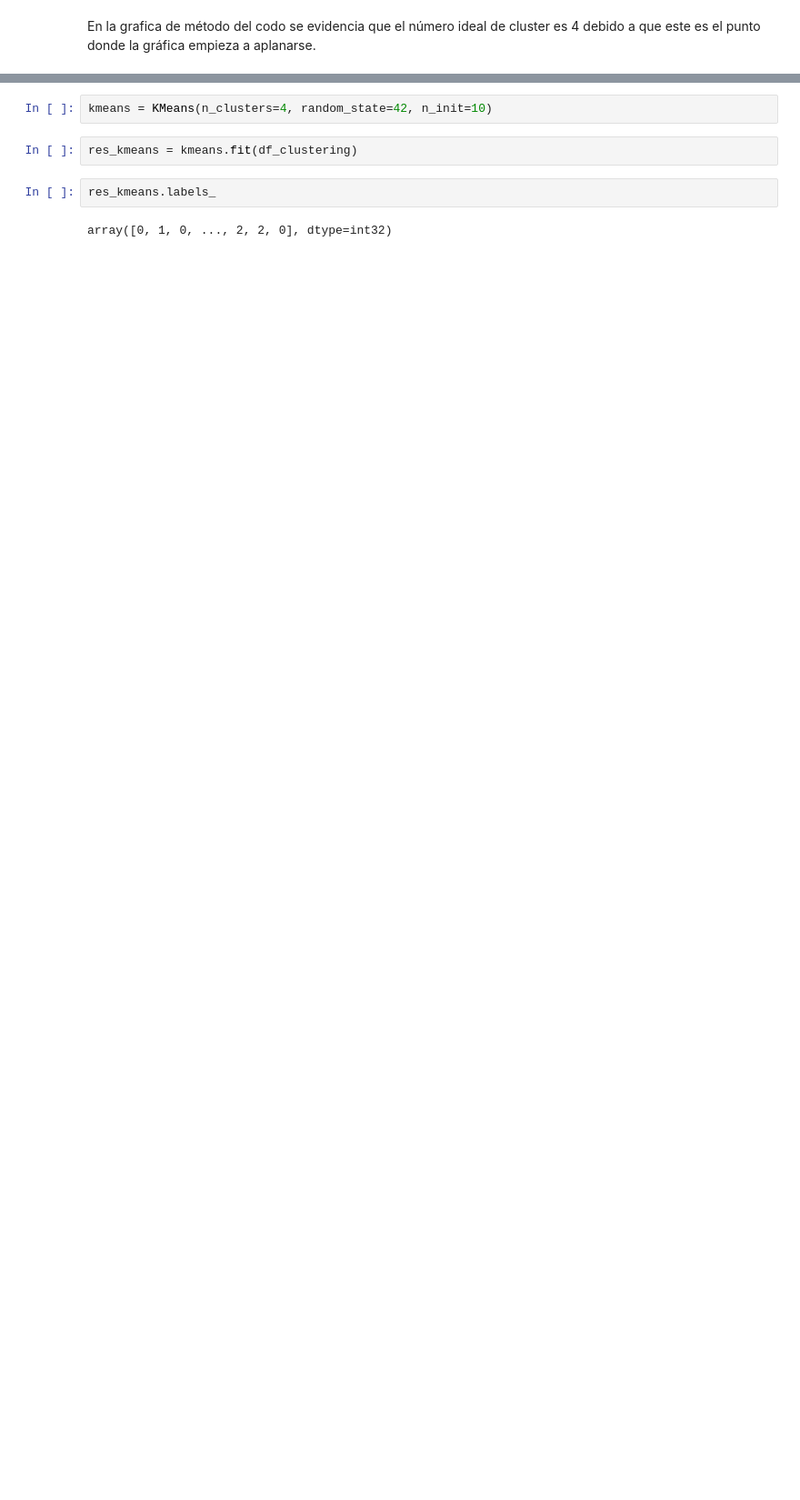
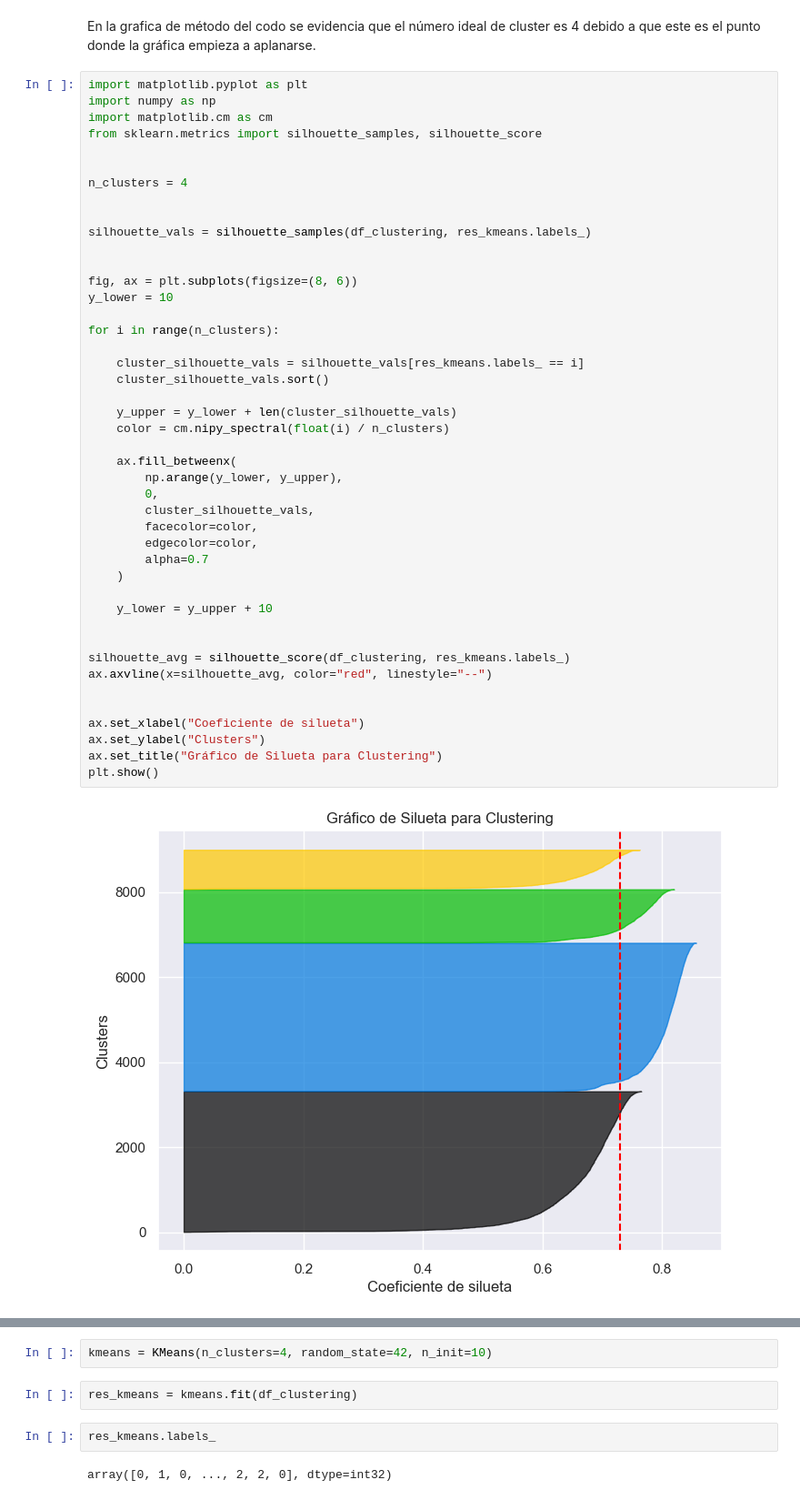
Before and after one commit to Jdpf28/Lab-2, a Jupyter notebook: lab2.ipynb, the cells around one changed output, grey strips where cells are left out. Shown at 91% size. Saved outputs shown, nothing was run; the diff lists cells and outputs as text; blank space fills up the shorter version.

```diff
--- a/lab2.ipynb
+++ b/lab2.ipynb
@@ -328,3 +406,49 @@ plt.show()
 [figure]
 # %% [markdown]
 En la grafica de método del codo se evidencia que el número ideal de cluster es 4 debido a que este es el punto donde la gráfica empieza a aplanarse.
+# %%
+import matplotlib.pyplot as plt
+import numpy as np
+import matplotlib.cm as cm
+from sklearn.metrics import silhouette_samples, silhouette_score
+
+
+n_clusters = 4
+
+
+silhouette_vals = silhouette_samples(df_clustering, res_kmeans.labels_)
+
+
+fig, ax = plt.subplots(figsize=(8, 6))
+y_lower = 10
+
+for i in range(n_clusters):
+
+    cluster_silhouette_vals = silhouette_vals[res_kmeans.labels_ == i]
+    cluster_silhouette_vals.sort()
+
+    y_upper = y_lower + len(cluster_silhouette_vals)
+    color = cm.nipy_spectral(float(i) / n_clusters)
+
+    ax.fill_betweenx(
+        np.arange(y_lower, y_upper),
+        0,
+        cluster_silhouette_vals,
+        facecolor=color,
+        edgecolor=color,
+        alpha=0.7
+    )
+
+    y_lower = y_upper + 10
+
+
+silhouette_avg = silhouette_score(df_clustering, res_kmeans.labels_)
+ax.axvline(x=silhouette_avg, color="red", linestyle="--")
+
+
+ax.set_xlabel("Coeficiente de silueta")
+ax.set_ylabel("Clusters")
+ax.set_title("Gráfico de Silueta para Clustering")
+plt.show()
+# %% [output]
+[figure, added]
```
Also changed, not shown: parts of 41 cells of this notebook.
